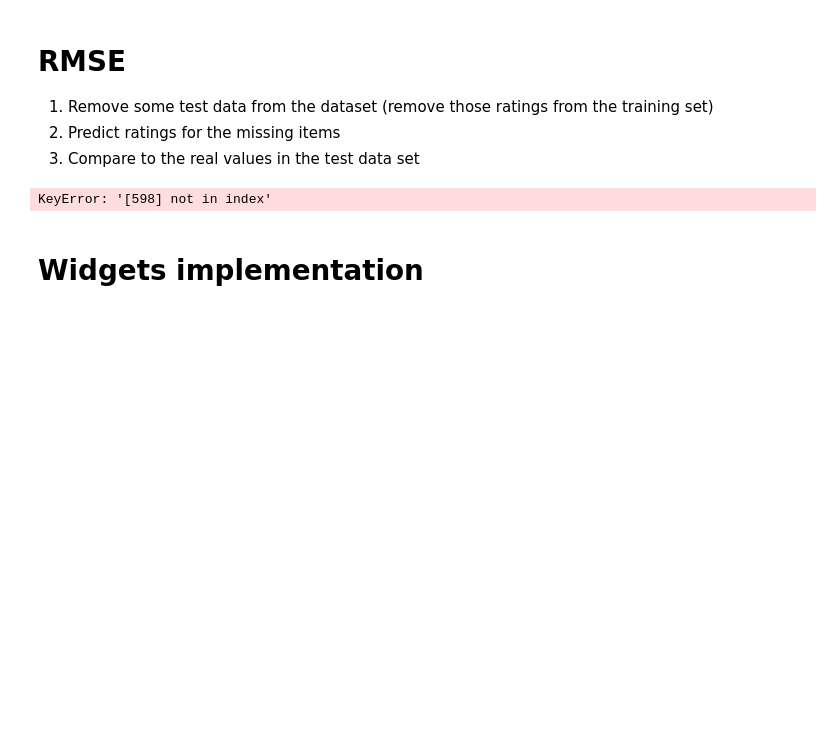
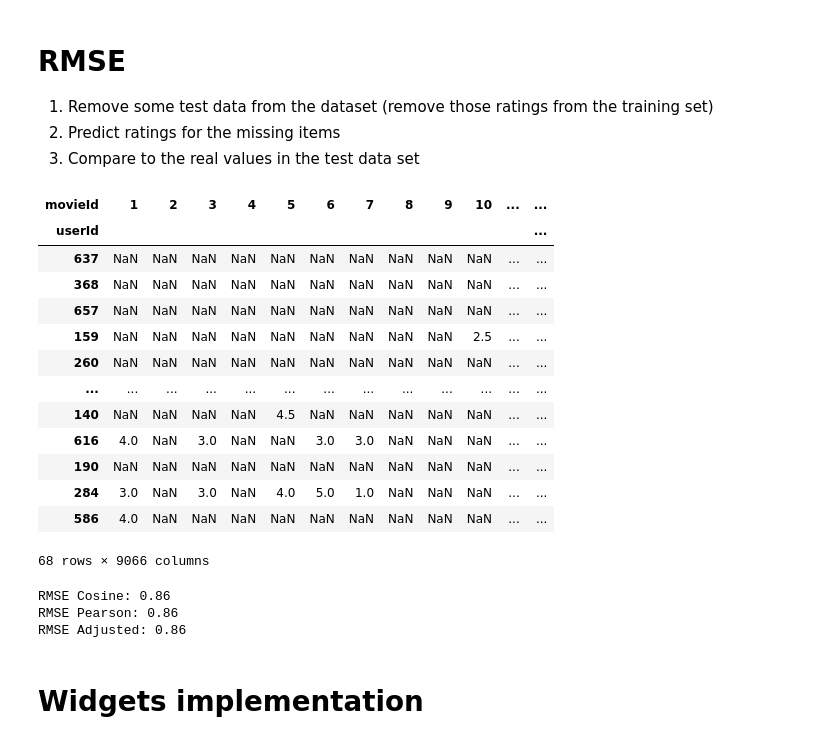
Before and after one commit to alexbejann/frisian-runes-recognition, a Jupyter notebook: MLBD-Assignment1-jupyter/Collaborative Filtering.ipynb, the cells around one changed output. Saved outputs shown, nothing was run; the diff lists cells and outputs as text; code cells hidden in the pictures; blank space fills up the shorter version.

Commit message:
Fixed rmse validation

```diff
--- a/MLBD-Assignment1-jupyter/Collaborative Filtering.ipynb
+++ b/MLBD-Assignment1-jupyter/Collaborative Filtering.ipynb
@@ -234,4 +234,4 @@ adjusted_cosine_similarity_matrix = calculate_similarity(user_item_matrix, 'adju
 # %%
 
 # user_item_matrix.iloc[4][3]
-user_item_matrix['average'] = user_item_matrix.mean(axis=1)
+user_item_matrix.mean(axis=1)
@@ -546,18 +583,37 @@ def calculate_rmse(test_dataframe, user_item_matrix, similarity_matrix):
+# %%
+# Split the data into a training set and a test set
+from sklearn.model_selection import train_test_split
+
+train_df, test_df = train_test_split(user_item_matrix, test_size=0.1)
+test_df
+# %% [output]
+| movieId | 1 | 2 | 3 | 4 | 5 | 6 | 7 | 8 | 9 | 10 | ... | ... |
+| userId |  |  |  |  |  |  |  |  |  |  |  | ... |
+| 637 | NaN | NaN | NaN | NaN | NaN | NaN | NaN | NaN | NaN | NaN | ... | ... |
+| 368 | NaN | NaN | NaN | NaN | NaN | NaN | NaN | NaN | NaN | NaN | ... | ... |
+| 657 | NaN | NaN | NaN | NaN | NaN | NaN | NaN | NaN | NaN | NaN | ... | ... |
+| 159 | NaN | NaN | NaN | NaN | NaN | NaN | NaN | NaN | NaN | 2.5 | ... | ... |
+| 260 | NaN | NaN | NaN | NaN | NaN | NaN | NaN | NaN | NaN | NaN | ... | ... |
+| ... | ... | ... | ... | ... | ... | ... | ... | ... | ... | ... | ... | ... |
+| 140 | NaN | NaN | NaN | NaN | 4.5 | NaN | NaN | NaN | NaN | NaN | ... | ... |
+| 616 | 4.0 | NaN | 3.0 | NaN | NaN | 3.0 | 3.0 | NaN | NaN | NaN | ... | ... |
+| 190 | NaN | NaN | NaN | NaN | NaN | NaN | NaN | NaN | NaN | NaN | ... | ... |
+| 284 | 3.0 | NaN | 3.0 | NaN | 4.0 | 5.0 | 1.0 | NaN | NaN | NaN | ... | ... |
+| 586 | 4.0 | NaN | NaN | NaN | NaN | NaN | NaN | NaN | NaN | NaN | ... | ... |
+68 rows × 9066 columns
 # %%
-# Split the data into a training set and a test set
-from sklearn.model_selection import train_test_split
-
-train_df, test_df = train_test_split(user_item_matrix, test_size=0.1)
-
-rmse_item_item_cosine = calculate_rmse(test_df, user_item_matrix, item_item_cosine_similarity_matrix)
-# rmse_item_item_pearson = calculate_rmse(test_df, user_item_matrix, item_item_pearson_similarity_matrix)
-# rmse_item_item_adjusted = calculate_rmse(test_df, user_item_matrix, item_item_adjusted_cosine_similarity_matrix)
+# on average this runs in 1.5 minutes
+rmse_item_item_cosine = calculate_rmse(test_df, item_user_matrix, item_item_cosine_similarity_matrix)
+rmse_item_item_pearson = calculate_rmse(test_df, item_user_matrix, item_item_pearson_similarity_matrix)
+rmse_item_item_adjusted = calculate_rmse(test_df, item_user_matrix, item_item_adjusted_cosine_similarity_matrix)
 
 print(f'RMSE Cosine: {rmse_item_item_cosine:.2f}')
-# print(f'RMSE Pearson: {rmse_item_item_pearson:.2f}')
-# print(f'RMSE Adjusted: {rmse_item_item_adjusted:.2f}')
+print(f'RMSE Pearson: {rmse_item_item_pearson:.2f}')
+print(f'RMSE Adjusted: {rmse_item_item_adjusted:.2f}')
 # %% [output]
-KeyError: '[598] not in index'
+RMSE Cosine: 0.86
+RMSE Pearson: 0.86
+RMSE Adjusted: 0.86
 # %% [markdown]
 # Widgets implementation
 # %%
```
Also changed, not shown: parts of 9 cells of this notebook, 1 other file.
